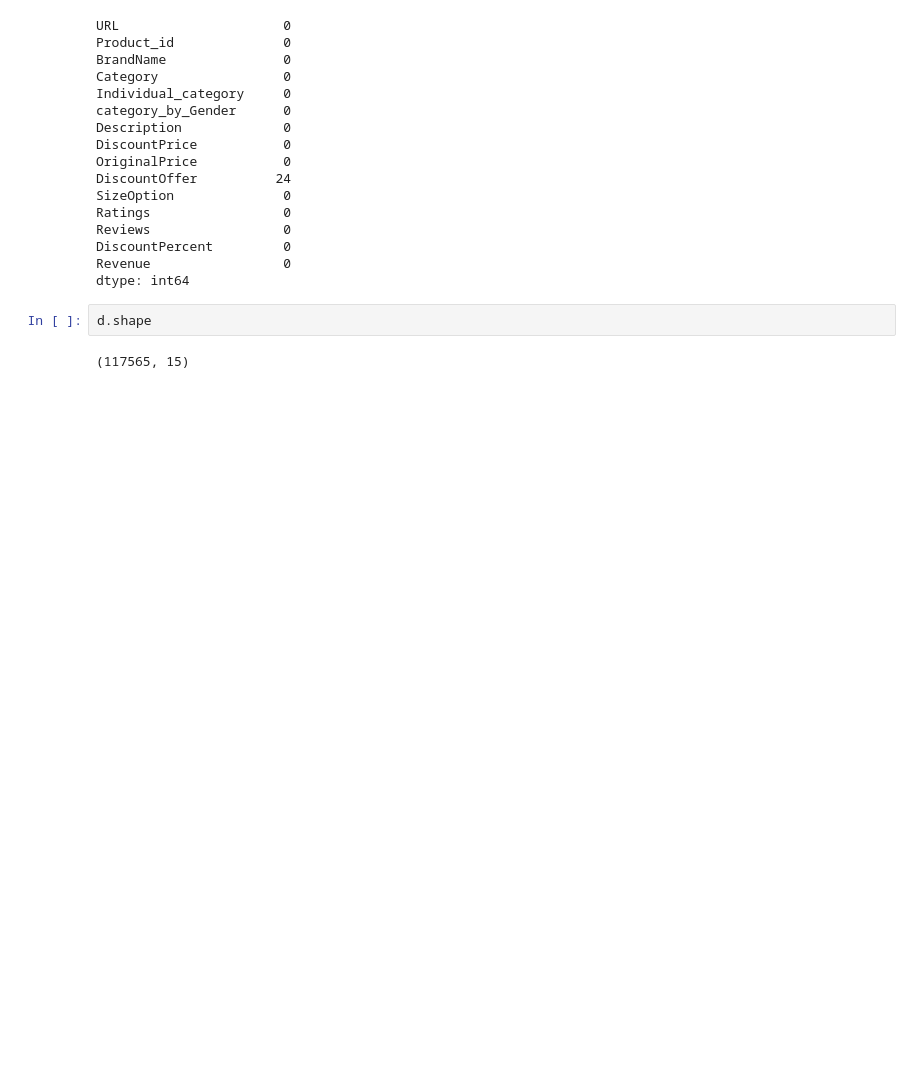
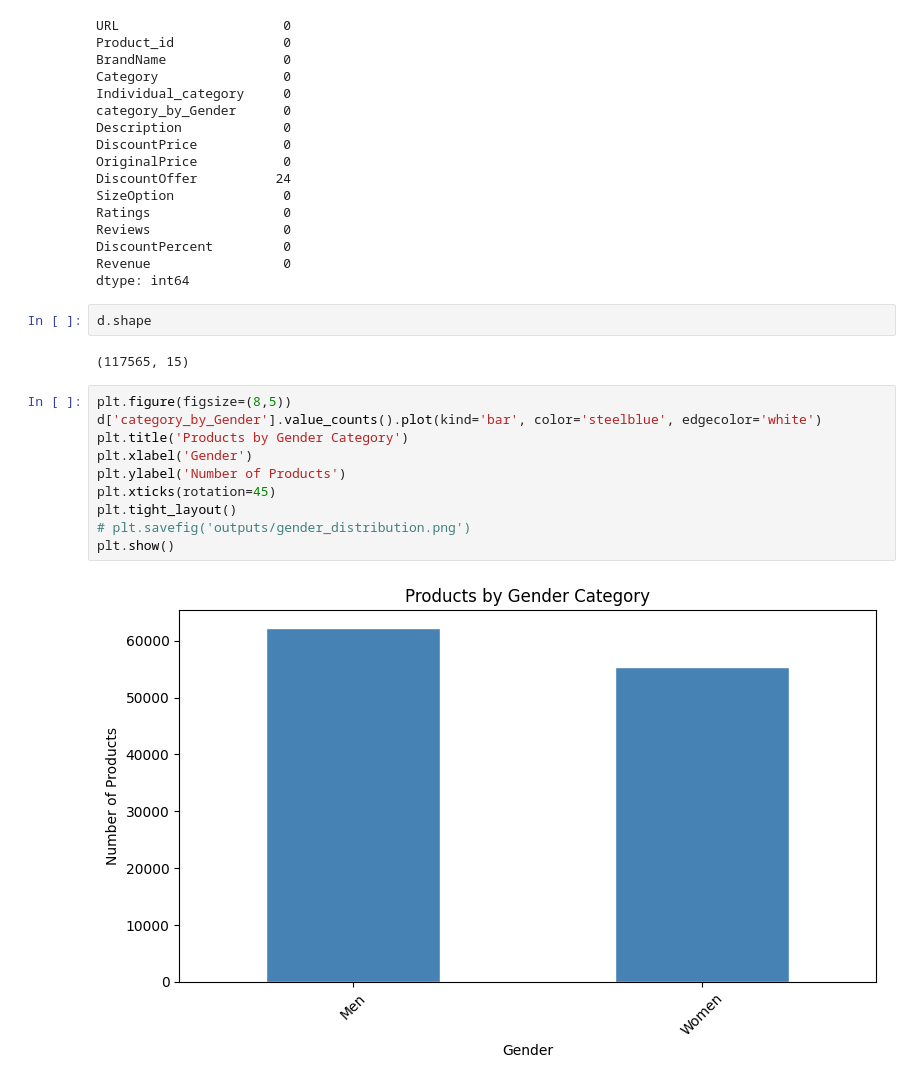
Before and after one commit to sanjanamaini/MyntraFashion-analysis, a Jupyter notebook: main.ipynb, the cells around one changed output. Drawn from its saved outputs; the diff is of its cells as text; blank space fills up the shorter version.

```diff
--- a/main.ipynb
+++ b/main.ipynb
@@ -113,3 +113,15 @@ dtype: int64
 d.shape
 # %% [output]
 (117565, 15)
+# %%
+plt.figure(figsize=(8,5))
+d['category_by_Gender'].value_counts().plot(kind='bar', color='steelblue', edgecolor='white')
+plt.title('Products by Gender Category')
+plt.xlabel('Gender')
+plt.ylabel('Number of Products')
+plt.xticks(rotation=45)
+plt.tight_layout()
+# plt.savefig('outputs/gender_distribution.png')
+plt.show()
+# %% [output]
+[figure, added]
```
